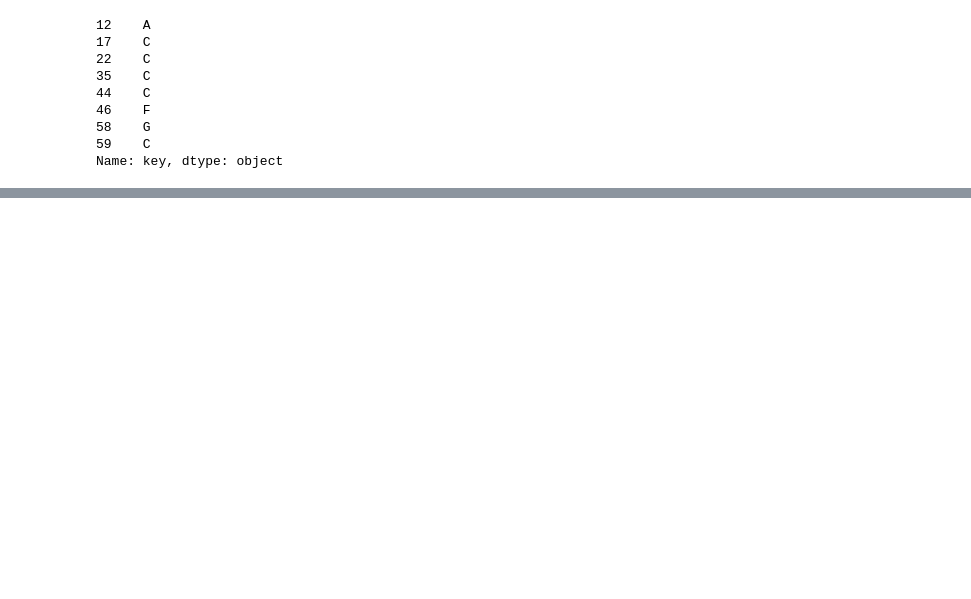
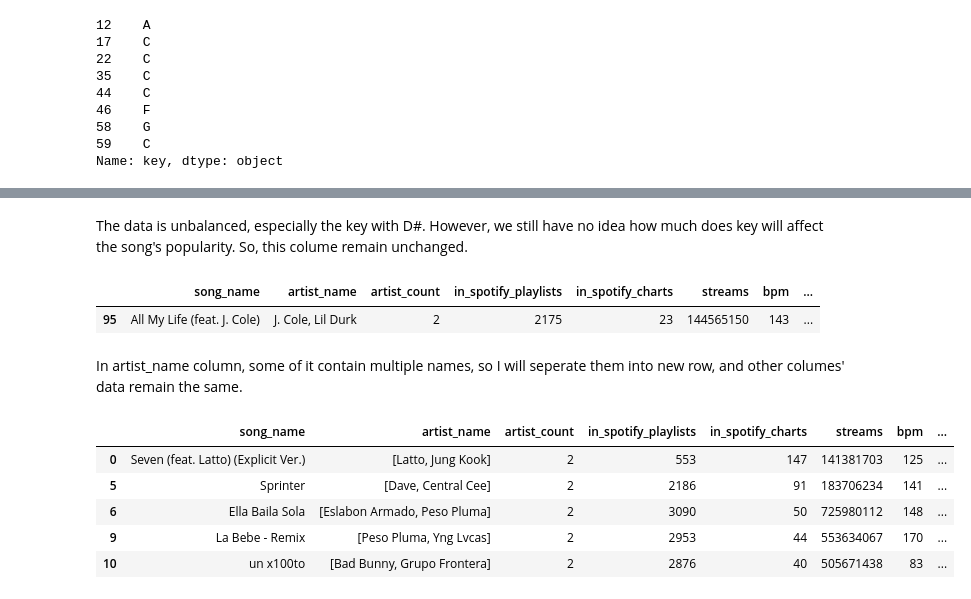
Before and after one commit to low122/Spotify-music-trend, a Jupyter notebook: spotifyAnalysis.ipynb, the cells around one changed output, grey strips where cells are left out. Drawn from its saved outputs; the diff is of its cells as text; code cells hidden in the pictures; blank space fills up the shorter version.

```diff
--- a/spotifyAnalysis.ipynb
+++ b/spotifyAnalysis.ipynb
@@ -177,0 +227,9 @@ Name: key, dtype: object
+# %% [markdown]
+The data is unbalanced, especially the key with D#. However, we still have no idea how much does key will affect the song's popularity. So, this colume remain unchanged.
+# %%
+clean_spotify_data[clean_spotify_data['key'] == 'D#']
+# %% [output]
+|  | song_name | artist_name | artist_count | in_spotify_playlists | in_spotify_charts | streams | bpm | ... |
+| 95 | All My Life (feat. J. Cole) | J. Cole, Lil Durk | 2 | 2175 | 23 | 144565150 | 143 | ... |
+# %% [markdown]
+In artist_name column, some of it contain multiple names, so I will seperate them into new row, and other columes' data remain the same.
@@ -177,0 +238,9 @@ Name: key, dtype: object
+# %%
+clean_spotify_data[clean_spotify_data['artist_count'] == 2].head()
+# %% [output]
+|  | song_name | artist_name | artist_count | in_spotify_playlists | in_spotify_charts | streams | bpm | ... |
+| 0 | Seven (feat. Latto) (Explicit Ver.) | [Latto, Jung Kook] | 2 | 553 | 147 | 141381703 | 125 | ... |
+| 5 | Sprinter | [Dave, Central Cee] | 2 | 2186 | 91 | 183706234 | 141 | ... |
+| 6 | Ella Baila Sola | [Eslabon Armado, Peso Pluma] | 2 | 3090 | 50 | 725980112 | 148 | ... |
+| 9 | La Bebe - Remix | [Peso Pluma, Yng Lvcas] | 2 | 2953 | 44 | 553634067 | 170 | ... |
+| 10 | un x100to | [Bad Bunny, Grupo Frontera] | 2 | 2876 | 40 | 505671438 | 83 | ... |
```
Also changed, not shown: parts of 28 cells of this notebook.
